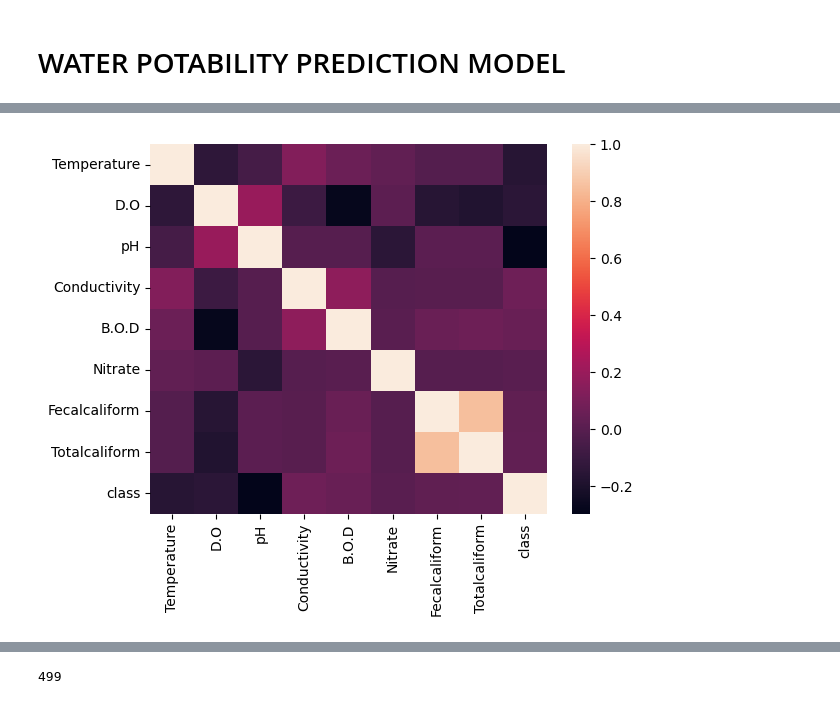
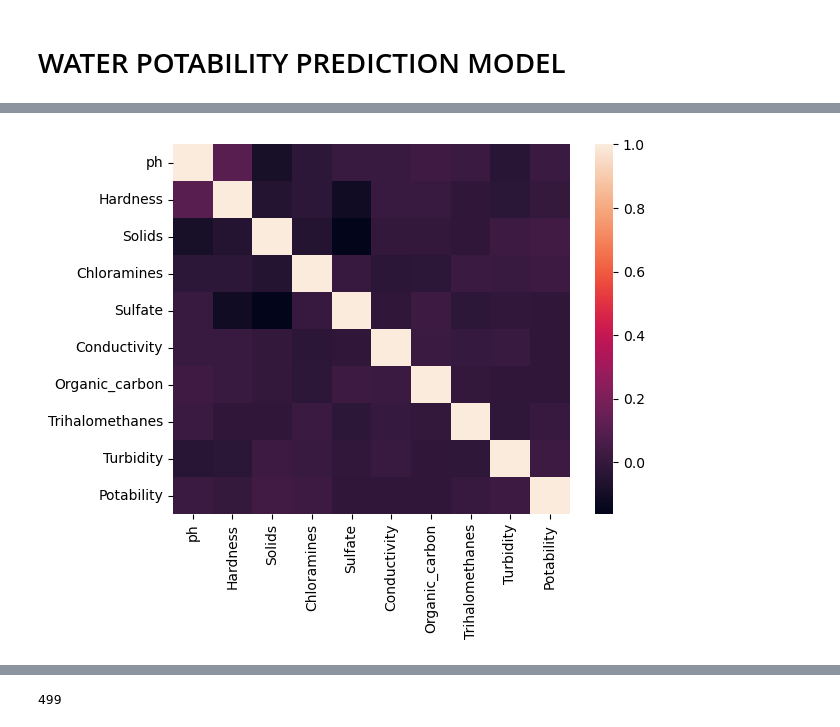
Before and after one commit to usmanadaudu/water_potability_prediction_web_app, a Jupyter notebook: notebooks/Water_potability_model3.ipynb, the cells around one changed output, grey strips where cells are left out. Cells and saved outputs as stored; diff of their text form; code cells hidden in the pictures.

```diff
--- a/notebooks/Water_potability_model3.ipynb
+++ b/notebooks/Water_potability_model3.ipynb
@@ -9,7 +9,7 @@ import seaborn as sns
 import matplotlib.pyplot as plt
 from sklearn.decomposition import PCA
 # %%
-df = pd.read_excel('Datasets/aquaattributes.xlsx')
+df = pd.read_csv('Datasets/water_potability.csv')
 # %%
 df.head(20)
 # %% [output]
@@ -119,2 +110,0 @@ cndt = df['Conductivity']
-# %%
-df['Conductivity'] = df['Conductivity'].astype(float)
@@ -127,2 +110,0 @@ nitr = df['Nitrate']
-# %%
-df['Nitrate'] = df['Nitrate'].astype(float)
@@ -135,2 +110,0 @@ fclf = df['Fecalcaliform']
-# %%
-df['Fecalcaliform'] = df['Fecalcaliform'].astype(float)
@@ -214,4 +137,4 @@ df_new.corr()
 # %%
-sns.heatmap(df_new.corr());
+sns.heatmap(df.corr());
 # %% [output]
-[figure, old version]
+[figure, new version]
```
Also changed, not shown: parts of 133 cells of this notebook.
